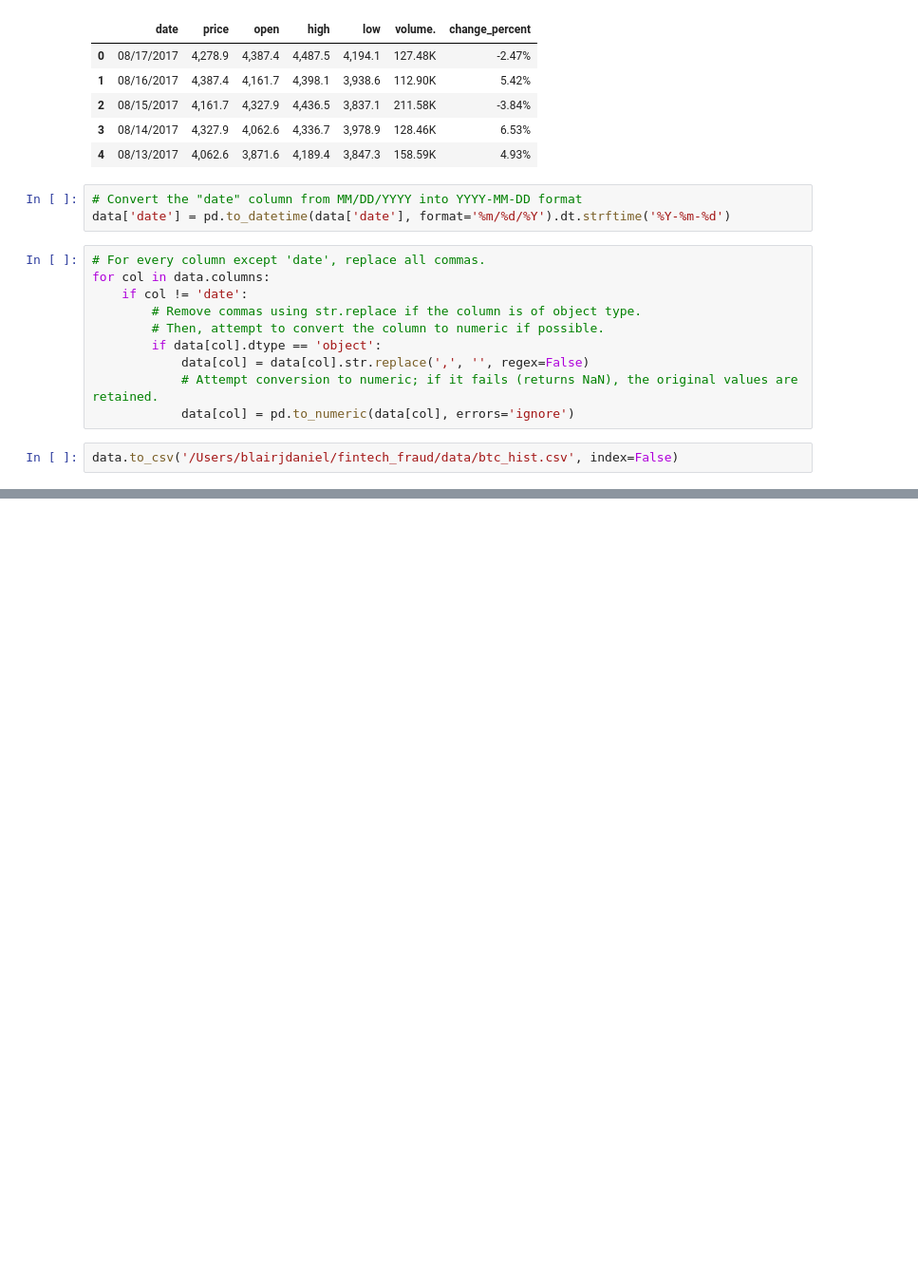
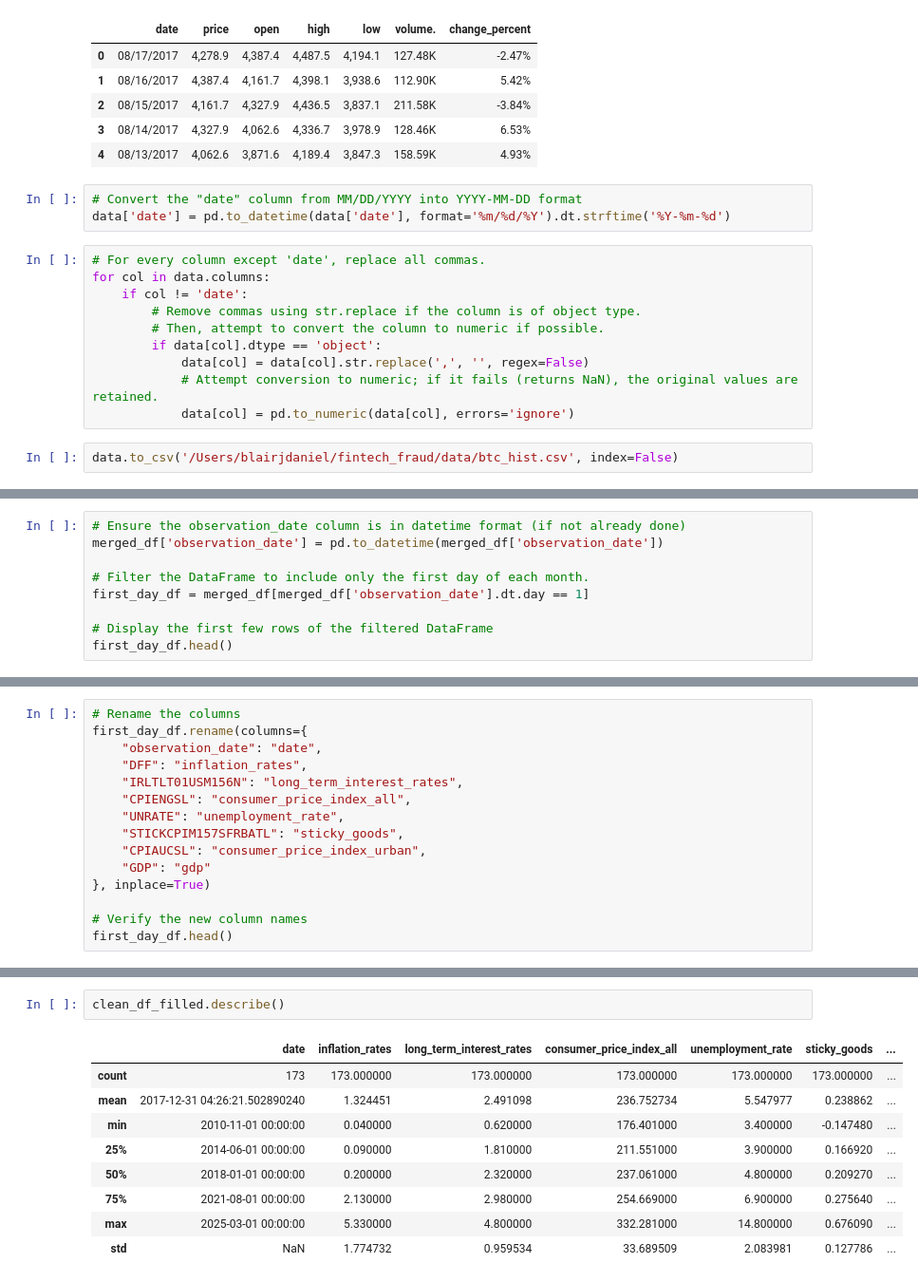
Before and after one commit to blairjdaniel/fintech_fraud, a Jupyter notebook: notebooks/data_import.ipynb, the cells around one changed output, grey strips where cells are left out. Shown at 95% size. Saved outputs shown, nothing was run; the diff lists cells and outputs as text; blank space fills up the shorter version.

```diff
--- a/notebooks/data_import.ipynb
+++ b/notebooks/data_import.ipynb
@@ -45,0 +102,9 @@ data.head()
+# %%
+# Ensure the observation_date column is in datetime format (if not already done)
+merged_df['observation_date'] = pd.to_datetime(merged_df['observation_date'])
+
+# Filter the DataFrame to include only the first day of each month.
+first_day_df = merged_df[merged_df['observation_date'].dt.day == 1]
+
+# Display the first few rows of the filtered DataFrame
+first_day_df.head()
@@ -45,0 +118,15 @@ data.head()
+# %%
+# Rename the columns
+first_day_df.rename(columns={
+    "observation_date": "date",
+    "DFF": "inflation_rates",
+    "IRLTLT01USM156N": "long_term_interest_rates",
+    "CPIENGSL": "consumer_price_index_all",
+    "UNRATE": "unemployment_rate",
+    "STICKCPIM157SFRBATL": "sticky_goods",
+    "CPIAUCSL": "consumer_price_index_urban",
+    "GDP": "gdp"
+}, inplace=True)
+
+# Verify the new column names
+first_day_df.head()
@@ -45,0 +171,12 @@ data.head()
+# %%
+clean_df_filled.describe()
+# %% [output]
+|  | date | inflation_rates | long_term_interest_rates | consumer_price_index_all | unemployment_rate | sticky_goods | ... |
+| count | 173 | 173.000000 | 173.000000 | 173.000000 | 173.000000 | 173.000000 | ... |
+| mean | 2017-12-31 04:26:21.502890240 | 1.324451 | 2.491098 | 236.752734 | 5.547977 | 0.238862 | ... |
+| min | 2010-11-01 00:00:00 | 0.040000 | 0.620000 | 176.401000 | 3.400000 | -0.147480 | ... |
+| 25% | 2014-06-01 00:00:00 | 0.090000 | 1.810000 | 211.551000 | 3.900000 | 0.166920 | ... |
+| 50% | 2018-01-01 00:00:00 | 0.200000 | 2.320000 | 237.061000 | 4.800000 | 0.209270 | ... |
+| 75% | 2021-08-01 00:00:00 | 2.130000 | 2.980000 | 254.669000 | 6.900000 | 0.275640 | ... |
+| max | 2025-03-01 00:00:00 | 5.330000 | 4.800000 | 332.281000 | 14.800000 | 0.676090 | ... |
+| std | NaN | 1.774732 | 0.959534 | 33.689509 | 2.083981 | 0.127786 | ... |
```
Also changed, not shown: parts of 24 cells of this notebook, 3 other files.
